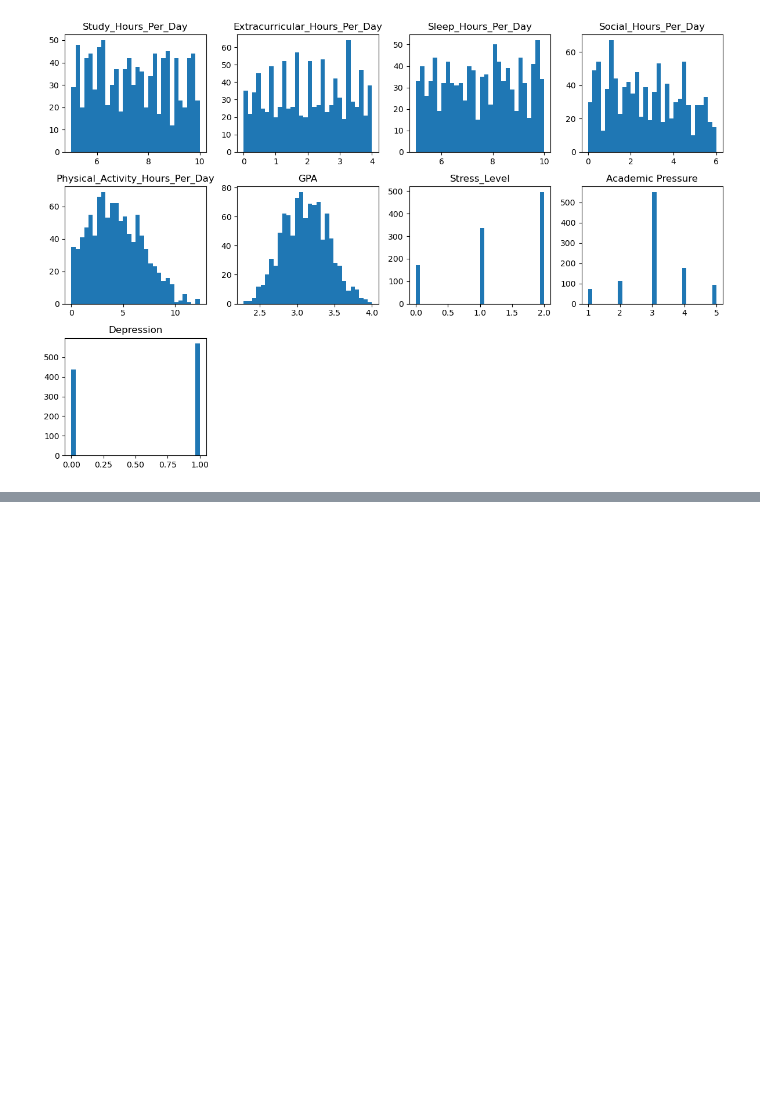
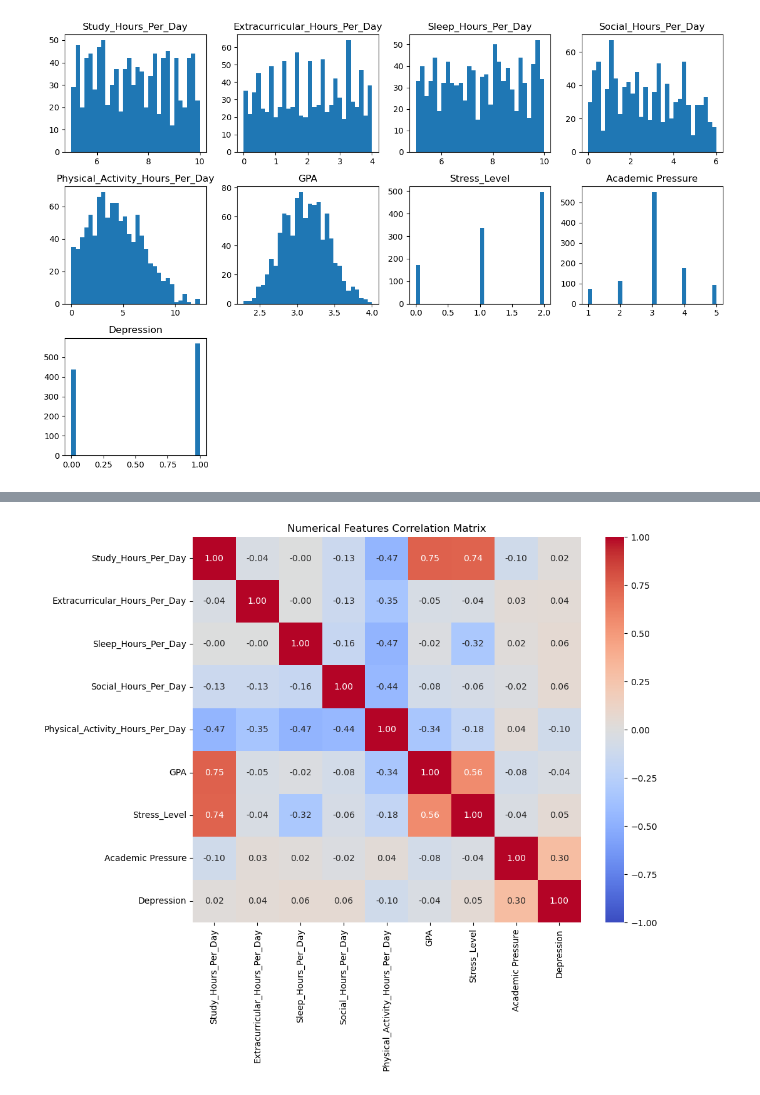
Before and after one commit to baafbass/UniMind, a Jupyter notebook: UniMind.ipynb, the cells around one changed output, grey strips where cells are left out. Saved outputs shown, nothing was run; the diff lists cells and outputs as text; code cells hidden in the pictures; blank space fills up the shorter version.

```diff
--- a/UniMind.ipynb
+++ b/UniMind.ipynb
@@ -791,0 +795,14 @@ plt.show()
+# %%
+corr = merged_df[num_cols].corr()
+plt.figure(figsize=(10, 8))
+sns.heatmap(
+    corr,
+    annot=True,
+    fmt=".2f",
+    cmap='coolwarm',
+    vmin=-1, vmax=1
+)
+plt.title("Numerical Features Correlation Matrix")
+plt.show()
+# %% [output]
+[figure, added]
```
Also changed, not shown: parts of 60 cells of this notebook.
